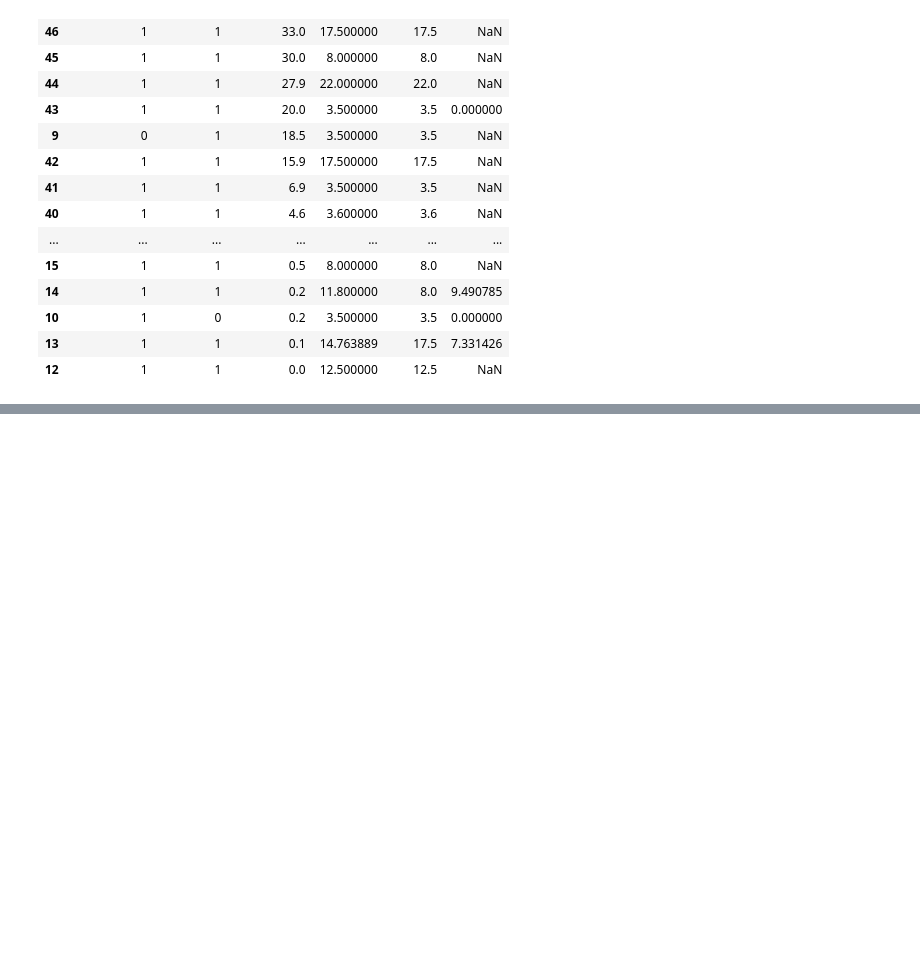
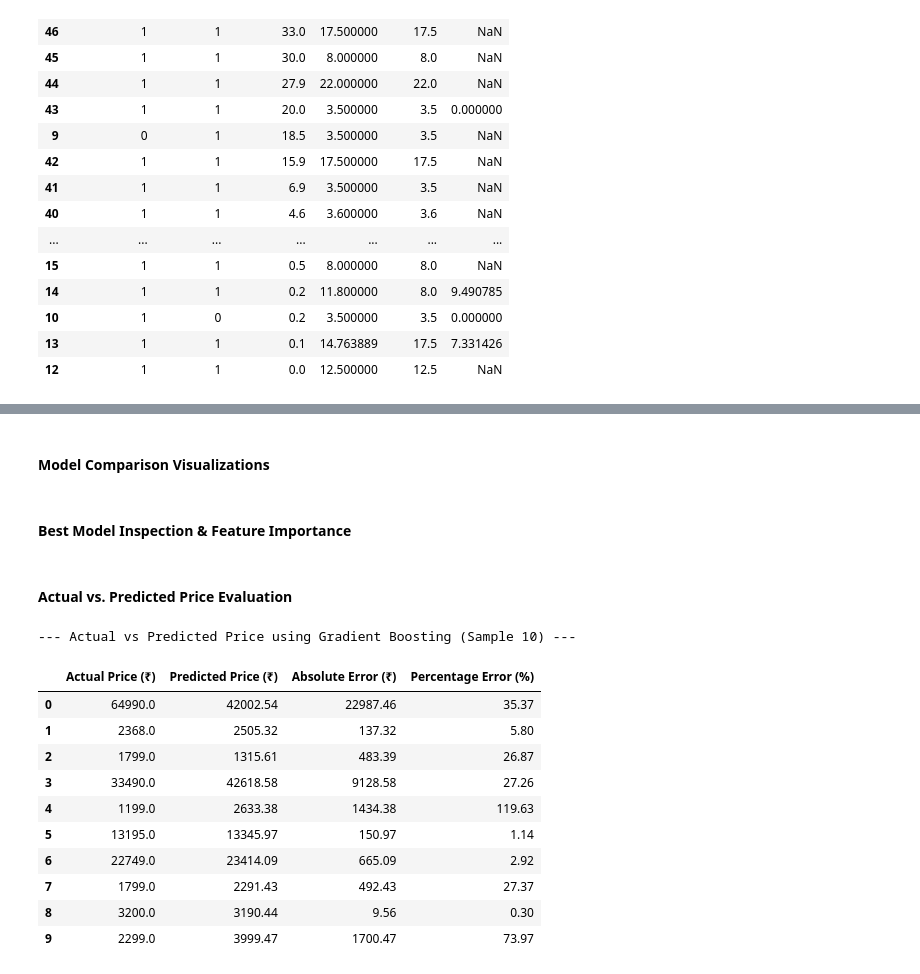
Before and after one commit to bhaveshsolanki159-codex/ML-mini-practice-Projects, a Jupyter notebook: Watch Price Predictions/main.ipynb, the cells around one changed output, grey strips where cells are left out. Cells and saved outputs as stored; diff of their text form; code cells hidden in the pictures; blank space fills up the shorter version.

Commit message:
Done with model training

```diff
--- a/Watch Price Predictions/main.ipynb
+++ b/Watch Price Predictions/main.ipynb
@@ -821,0 +616,32 @@ y_pred_comp.reset_index(drop=True)
+# %%
+# 1. Create a clean working copy and map ordinal Weight classes to interval midpoints
+df = data.copy()
+
+weight_map = {
+    '< 35 g': 25.0,
+    '35 - 50 g': 42.5,
+    '50 - 75 g': 62.5,
+    '> 75 g': 85.0
+}
+df['Weight_Numeric'] = df['Weight'].map(weight_map)
+
+# 2. Define Features X and Target y (Preventing Data Leakage)
+features_to_drop = ['Current Price', 'Original Price', 'Discount Percentage', 'Model Name', 'Weight']
+X = df.drop(columns=[col for col in features_to_drop if col in df.columns])
+y = df['Current Price'].copy()
+
+# Filter valid records where target is non-null
+valid_idx = y.notna()
+X = X.loc[valid_idx].copy()
+y = y.loc[valid_idx].copy()
+
+num_features = ['Display Size', 'Rating', 'Number OF Ratings', 'Battery Life (Days)', 'Weight_Numeric', 'Touchscreen', 'Bluetooth']
+cat_features = ['Brand', 'Dial Shape', 'Strap Material', 'Strap Color']
+
+# Retain only columns that exist in X
+num_features = [f for f in num_features if f in X.columns]
+cat_features = [f for f in cat_features if f in X.columns]
+
+print(f"Feature matrix X shape: {X.shape}")
+print(f"Target vector y shape: {y.shape}")
+X.head()
@@ -821,0 +753,2 @@ y_pred_comp.reset_index(drop=True)
+# %% [markdown]
+#### Model Comparison Visualizations
@@ -821,0 +768,2 @@ y_pred_comp.reset_index(drop=True)
+# %% [markdown]
+#### Best Model Inspection & Feature Importance
@@ -821,0 +798,28 @@ y_pred_comp.reset_index(drop=True)
+# %% [markdown]
+#### Actual vs. Predicted Price Evaluation
+# %%
+best_model_name = model_comparison.iloc[0]['Model']
+best_preds = predictions[best_model_name]
+
+eval_df = pd.DataFrame({
+    'Actual Price (₹)': y_test.values,
+    'Predicted Price (₹)': np.round(best_preds, 2),
+    'Absolute Error (₹)': np.round(np.abs(y_test.values - best_preds), 2),
+    'Percentage Error (%)': np.round(np.abs(y_test.values - best_preds) / (y_test.values + 1e-5) * 100, 2)
+})
+
+print(f"--- Actual vs Predicted Price using {best_model_name} (Sample 10) ---")
+eval_df.head(10)
+# %% [output]
+--- Actual vs Predicted Price using Gradient Boosting (Sample 10) ---
+|  | Actual Price (₹) | Predicted Price (₹) | Absolute Error (₹) | Percentage Error (%) |
+| 0 | 64990.0 | 42002.54 | 22987.46 | 35.37 |
+| 1 | 2368.0 | 2505.32 | 137.32 | 5.80 |
+| 2 | 1799.0 | 1315.61 | 483.39 | 26.87 |
+| 3 | 33490.0 | 42618.58 | 9128.58 | 27.26 |
+| 4 | 1199.0 | 2633.38 | 1434.38 | 119.63 |
+| 5 | 13195.0 | 13345.97 | 150.97 | 1.14 |
+| 6 | 22749.0 | 23414.09 | 665.09 | 2.92 |
+| 7 | 1799.0 | 2291.43 | 492.43 | 27.37 |
+| 8 | 3200.0 | 3190.44 | 9.56 | 0.30 |
+| 9 | 2299.0 | 3999.47 | 1700.47 | 73.97 |
```
Also changed, not shown: parts of 30 cells of this notebook, 1 other file.
